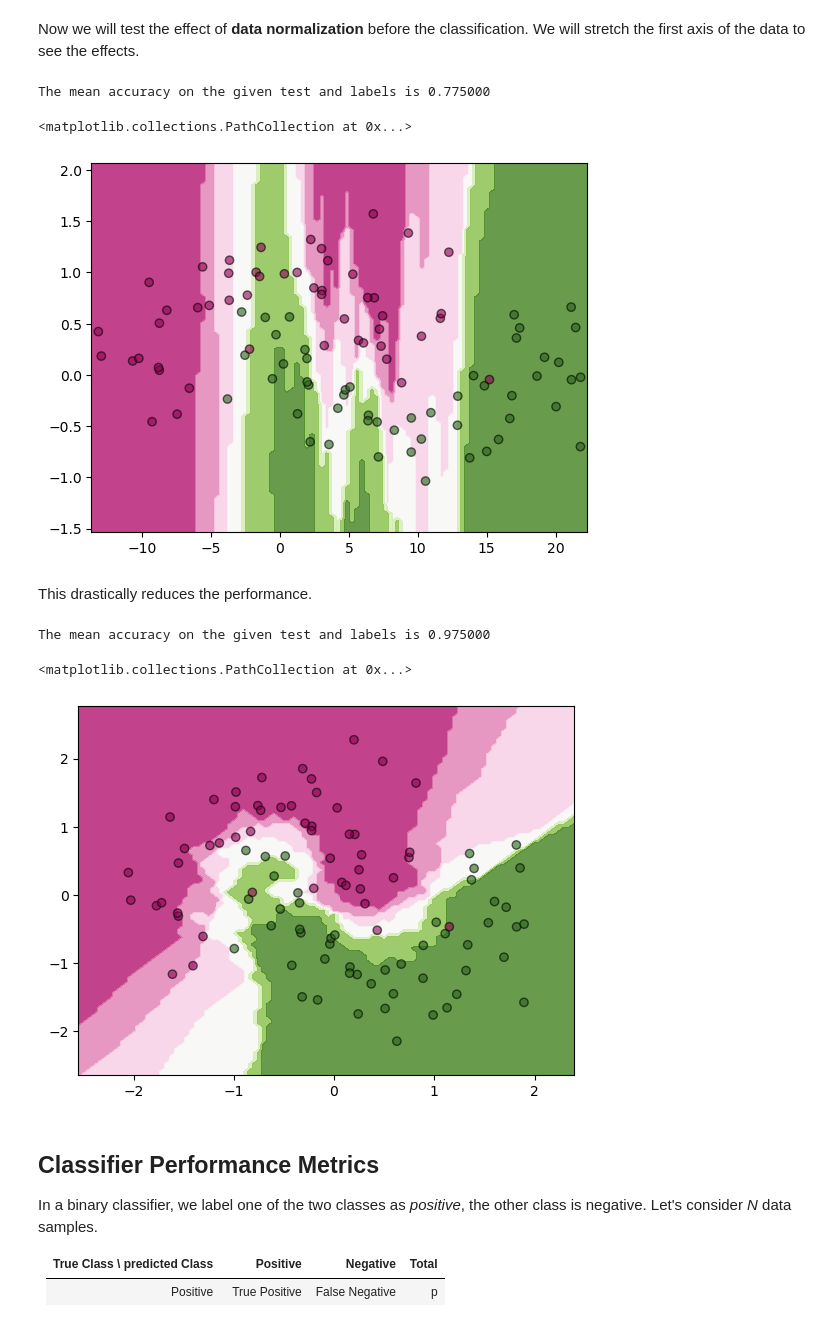
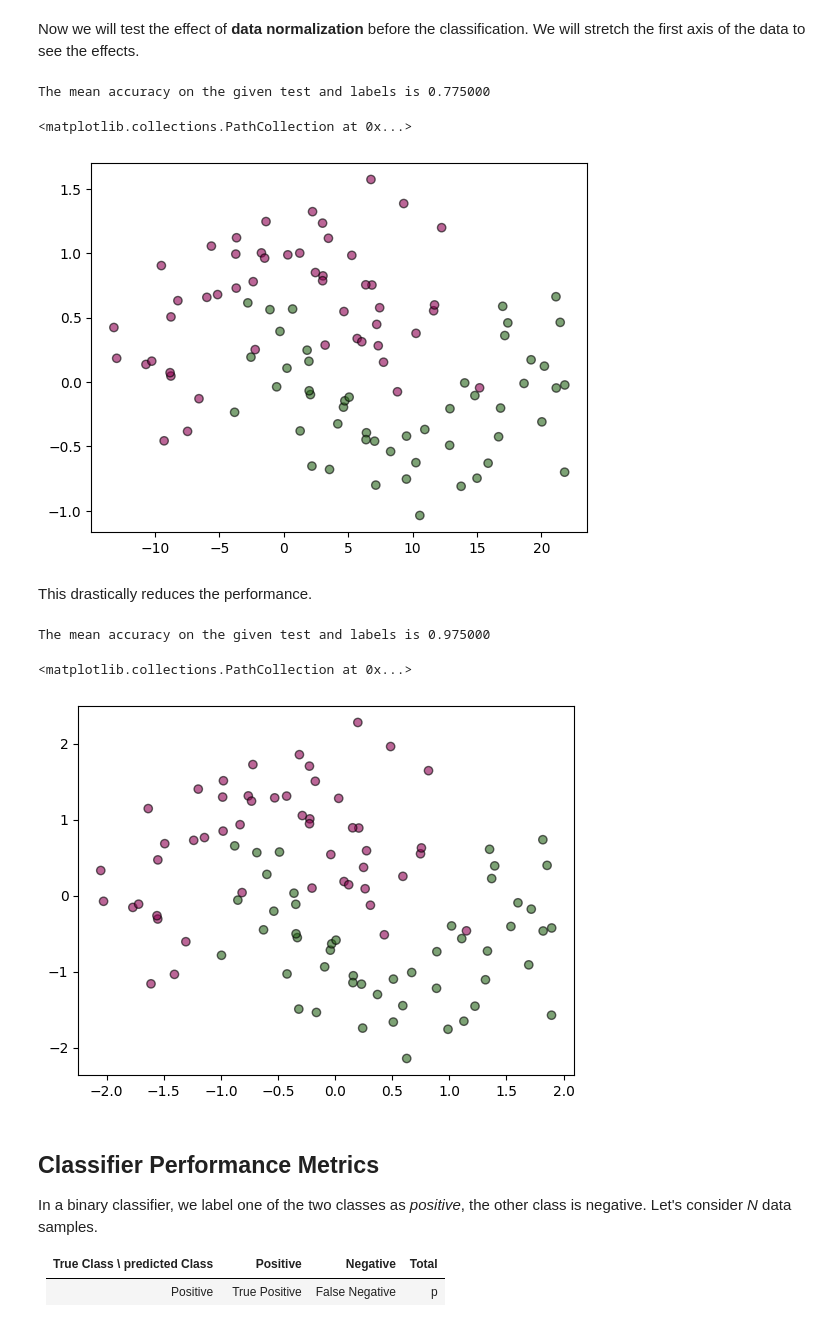
Before and after one commit to zomungGITHUB/MLGeo-2023, a Jupyter notebook: tutorials/mlgeo_3.2_classification_model_fit.ipynb, the cells around one changed output. Drawn from its saved outputs; the diff is of its cells as text; code cells hidden in the pictures.

```diff
--- a/tutorials/mlgeo_3.2_classification_model_fit.ipynb
+++ b/tutorials/mlgeo_3.2_classification_model_fit.ipynb
@@ -151,41 +153,41 @@ print("The mean accuracy on the given test and labels is %f" %score)
 
 # plot the decision boundary as a background
 ax = plt.subplot()
-DecisionBoundaryDisplay.from_estimator(clf, X, cmap='PiYG', alpha=0.8, ax=ax, eps=0.5)
+# DecisionBoundaryDisplay.from_estimator(clf, X, cmap='PiYG', alpha=0.8, ax=ax, eps=0.5)
 ax.scatter(X[:, 0], X[:, 1], c=y, cmap='PiYG', alpha=0.6, edgecolors="k")
 # %% [output]
 The mean accuracy on the given test and labels is 0.775000
 <matplotlib.collections.PathCollection at 0x...>
-[figure, old version]
+[figure, new version]
 # %% [markdown]
 This drastically reduces the performance.
 # %%
 
 # define ML
 K = 5
 clf= KNeighborsClassifier(K)
 
 # normalize data.
 X = StandardScaler().fit_transform(X)
 
 # split data between train and test set.
 X_train, X_test, y_train, y_test = train_test_split(X, y, test_size=0.4, random_state=42)
 
 # Fit the model.
 clf.fit(X_train, y_train)
 
 # calculate the mean accuracy on the given test data and labels.
 score = clf.score(X_test, y_test)
 print("The mean accuracy on the given test and labels is %f" %score)
 
 # plot the decision boundary as a background
 ax = plt.subplot()
-DecisionBoundaryDisplay.from_estimator(clf, X, cmap='PiYG', alpha=0.8, ax=ax, eps=0.5)
+# DecisionBoundaryDisplay.from_estimator(clf, X, cmap='PiYG', alpha=0.8, ax=ax, eps=0.5)
 ax.scatter(X[:, 0], X[:, 1], c=y, cmap='PiYG', alpha=0.6, edgecolors="k")
 # %% [output]
 The mean accuracy on the given test and labels is 0.975000
 <matplotlib.collections.PathCollection at 0x...>
-[figure, old version]
+[figure, new version]
 # %% [markdown]
 ## Classifier Performance Metrics
 
```
Also changed, not shown: parts of 6 cells of this notebook, 2 other files.
